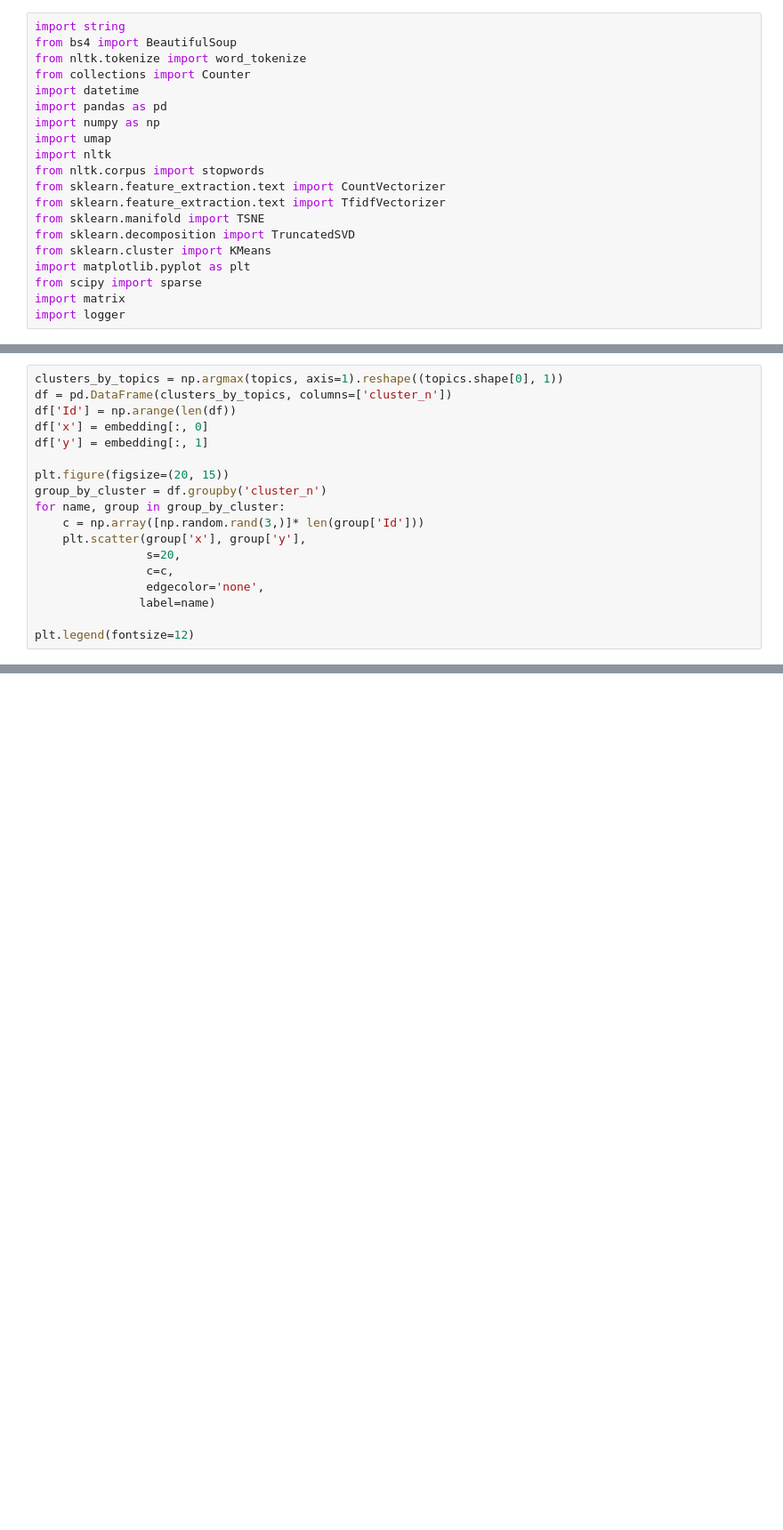
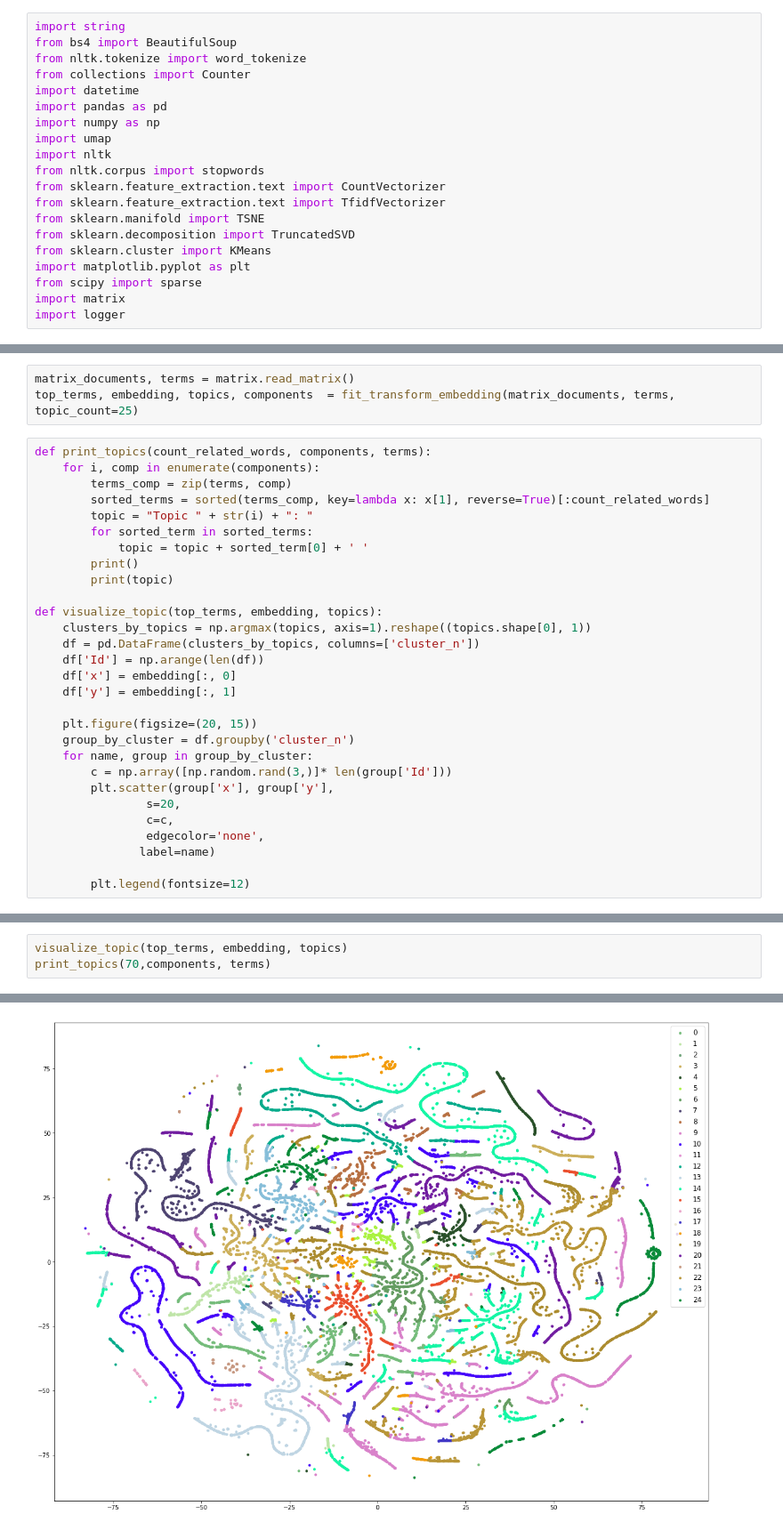
Before and after one commit to karamov-git/competency_analysis, a Jupyter notebook: src/competency_model.ipynb, the cells around one changed output, grey strips where cells are left out. Shown at 89% size. Drawn from its saved outputs; the diff is of its cells as text; blank space fills up the shorter version.

Commit message:
add analyze of education documents

```diff
--- a/src/competency_model.ipynb
+++ b/src/competency_model.ipynb
@@ -51,18 +75,32 @@ logger.log('end')
+# %%
+matrix_documents, terms = matrix.read_matrix()
+top_terms, embedding, topics, components  = fit_transform_embedding(matrix_documents, terms, topic_count=25)
 # %%
-clusters_by_topics = np.argmax(topics, axis=1).reshape((topics.shape[0], 1))
-df = pd.DataFrame(clusters_by_topics, columns=['cluster_n'])
-df['Id'] = np.arange(len(df))
-df['x'] = embedding[:, 0]
-df['y'] = embedding[:, 1]
+def print_topics(count_related_words, components, terms):
+    for i, comp in enumerate(components):
+        terms_comp = zip(terms, comp)
+        sorted_terms = sorted(terms_comp, key=lambda x: x[1], reverse=True)[:count_related_words]
+        topic = "Topic " + str(i) + ": "
+        for sorted_term in sorted_terms:
+            topic = topic + sorted_term[0] + ' '
+        print()
+        print(topic)
 
-plt.figure(figsize=(20, 15))
-group_by_cluster = df.groupby('cluster_n')
-for name, group in group_by_cluster:
-    c = np.array([np.random.rand(3,)]* len(group['Id']))
-    plt.scatter(group['x'], group['y'],
+def visualize_topic(top_terms, embedding, topics):
+    clusters_by_topics = np.argmax(topics, axis=1).reshape((topics.shape[0], 1))
+    df = pd.DataFrame(clusters_by_topics, columns=['cluster_n'])
+    df['Id'] = np.arange(len(df))
+    df['x'] = embedding[:, 0]
+    df['y'] = embedding[:, 1]
+
+    plt.figure(figsize=(20, 15))
+    group_by_cluster = df.groupby('cluster_n')
+    for name, group in group_by_cluster:
+        c = np.array([np.random.rand(3,)]* len(group['Id']))
+        plt.scatter(group['x'], group['y'],
                 s=20,
                 c=c,
                 edgecolor='none',
                label=name)
 
-plt.legend(fontsize=12)
+        plt.legend(fontsize=12)
@@ -101,0 +107,4 @@ Topic 24: клиент продажа интернет услуга цифров
+# %%
+visualize_topic(top_terms, embedding, topics)
+print_topics(70,components, terms)
+# %% [output]
@@ -101,0 +128 @@ Topic 24: клиент продажа интернет услуга цифров
+[figure, added]
```
Also changed, not shown: parts of 6 cells of this notebook, 4 other files.
